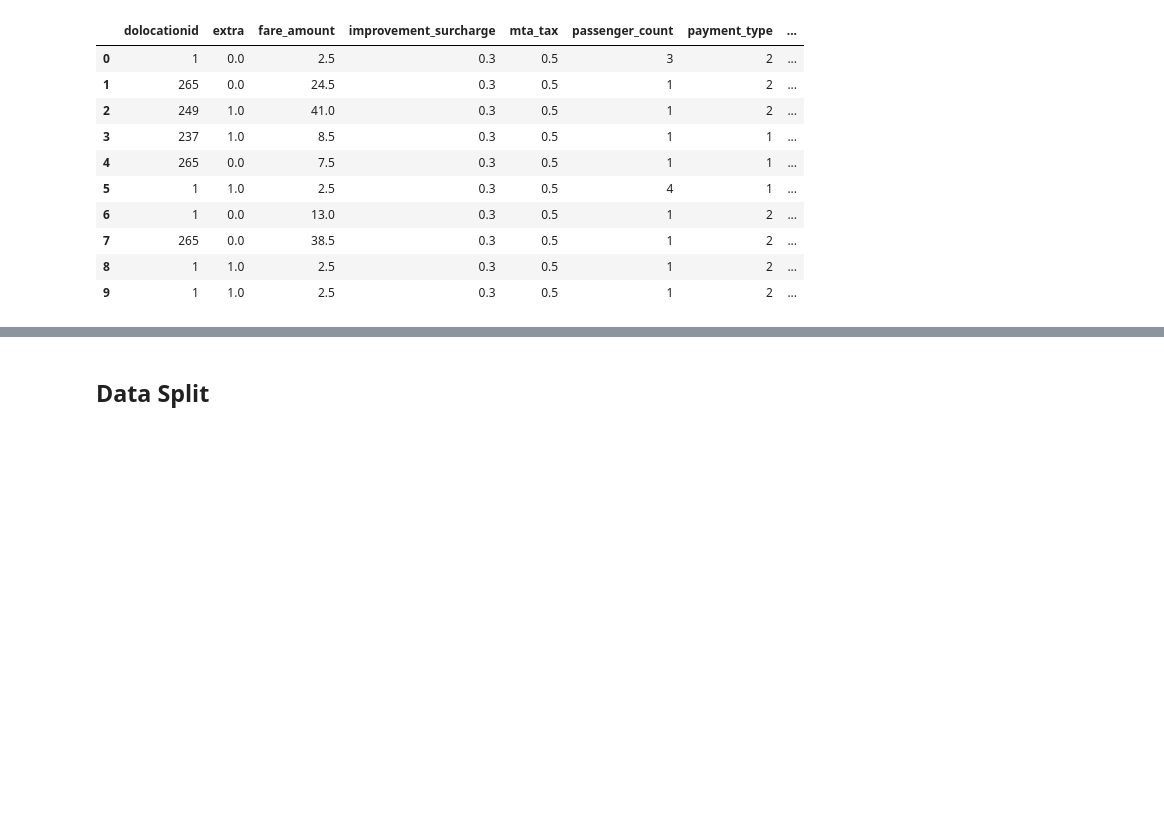
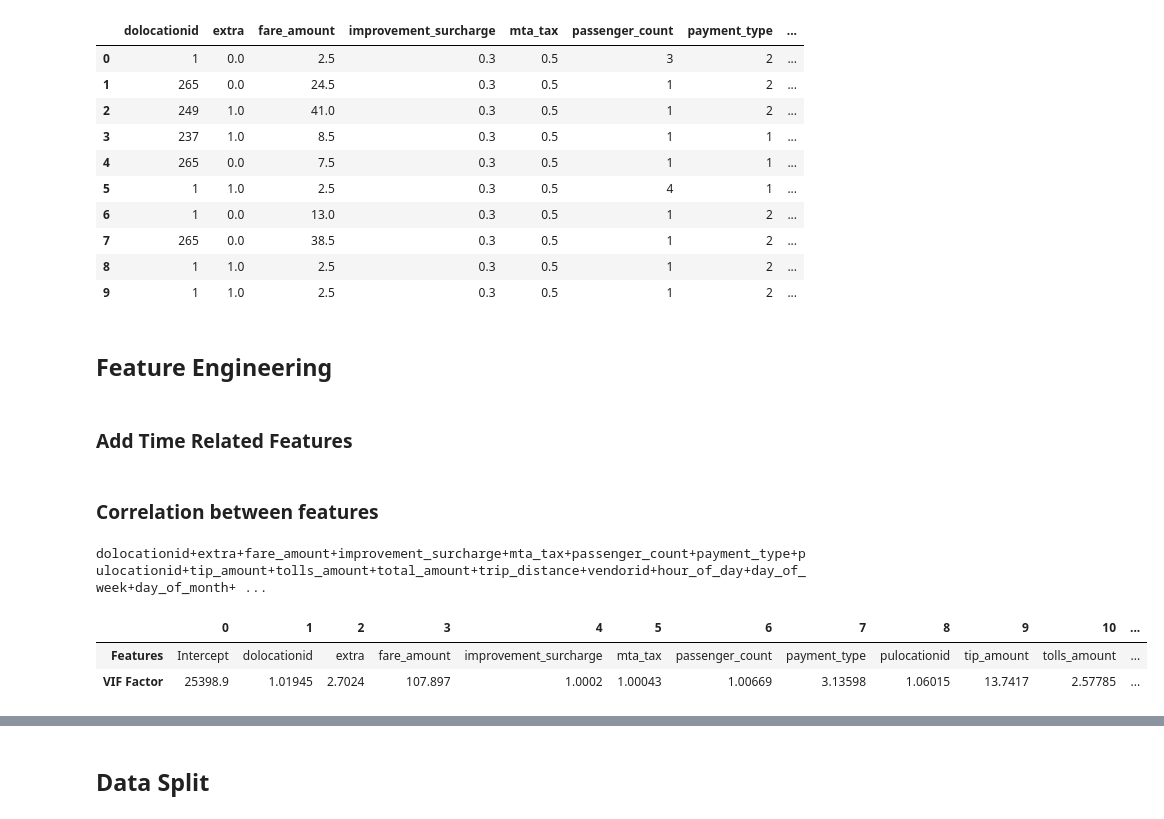
Before and after one commit to zach96guan/15-688_PDS_Project, a Jupyter notebook: preprocess.ipynb, the cells around one changed output, grey strips where cells are left out. Cells and saved outputs as stored; diff of their text form; code cells hidden in the pictures; blank space fills up the shorter version.

Commit message:
add feature engineer

```diff
--- a/preprocess.ipynb
+++ b/preprocess.ipynb
@@ -168,3 +172,7 @@ df.head(10)
 | 9 | 1 | 1.0 | 2.5 | 0.3 | 0.5 | 1 | 2 | ... |
 # %%
 # save_to_csv(df, "./data/processed_myData.csv")
+# %% [markdown]
+## Feature Engineering
+# %% [markdown]
+### Add Time Related Features
@@ -170,0 +190,2 @@ df.head(10)
+# %% [markdown]
+### Correlation between features
@@ -170,0 +195,17 @@ df.head(10)
+# %%
+columns = new_df.columns.tolist()
+columns.remove("duration")
+features = "+".join(columns)
+target = "duration"
+print(features)
+y, X = patsy.dmatrices(target + '~' + features, new_df, return_type='dataframe')
+vif = pd.DataFrame()
+vif["Features"] = X.columns
+vif["VIF Factor"] = [variance_inflation_factor(X.values, i) for i in range(X.shape[1])]
+vif = vif.T
+vif
+# %% [output]
+dolocationid+extra+fare_amount+improvement_surcharge+mta_tax+passenger_count+payment_type+pulocationid+tip_amount+tolls_amount+total_amount+trip_distance+vendorid+hour_of_day+day_of_week+day_of_month+ ...
+|  | 0 | 1 | 2 | 3 | 4 | 5 | 6 | 7 | 8 | 9 | 10 | ... |
+| Features | Intercept | dolocationid | extra | fare_amount | improvement_surcharge | mta_tax | passenger_count | payment_type | pulocationid | tip_amount | tolls_amount | ... |
+| VIF Factor | 25398.9 | 1.01945 | 2.7024 | 107.897 | 1.0002 | 1.00043 | 1.00669 | 3.13598 | 1.06015 | 13.7417 | 2.57785 | ... |
```
Also changed, not shown: parts of 9 cells of this notebook, 1 other file.
